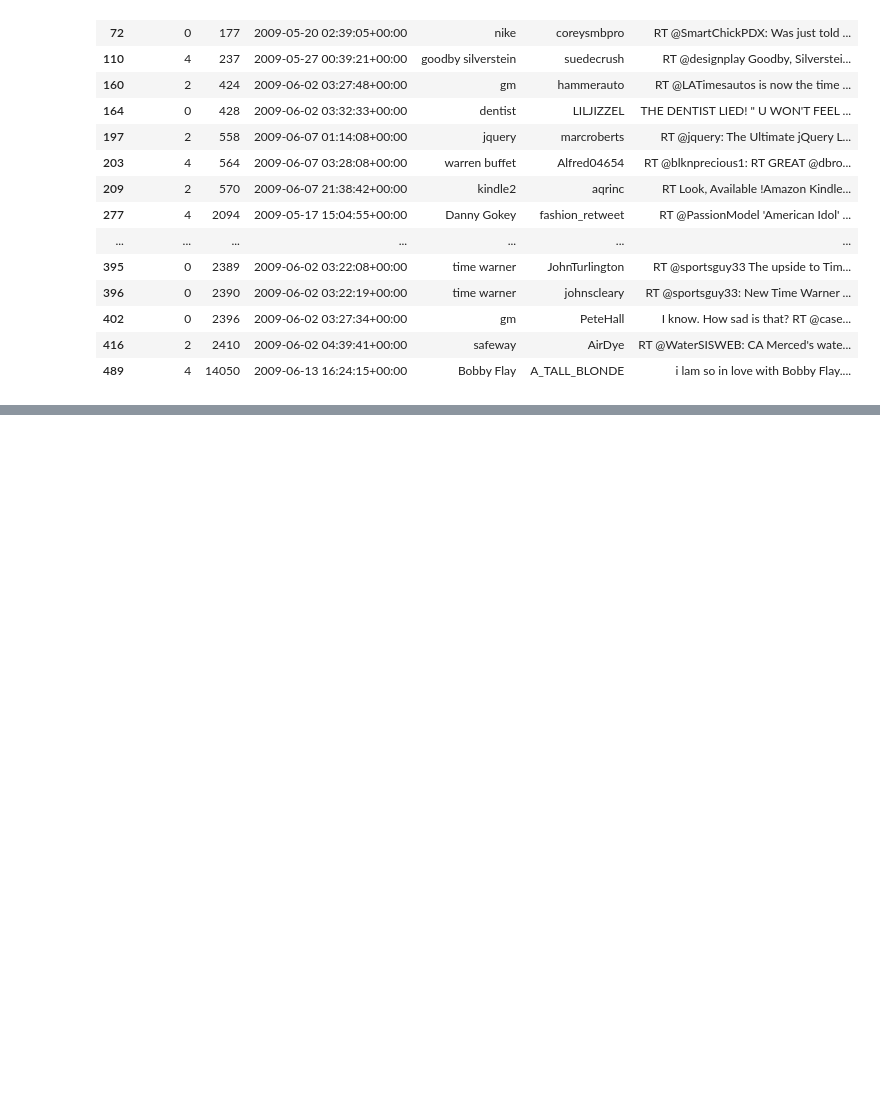
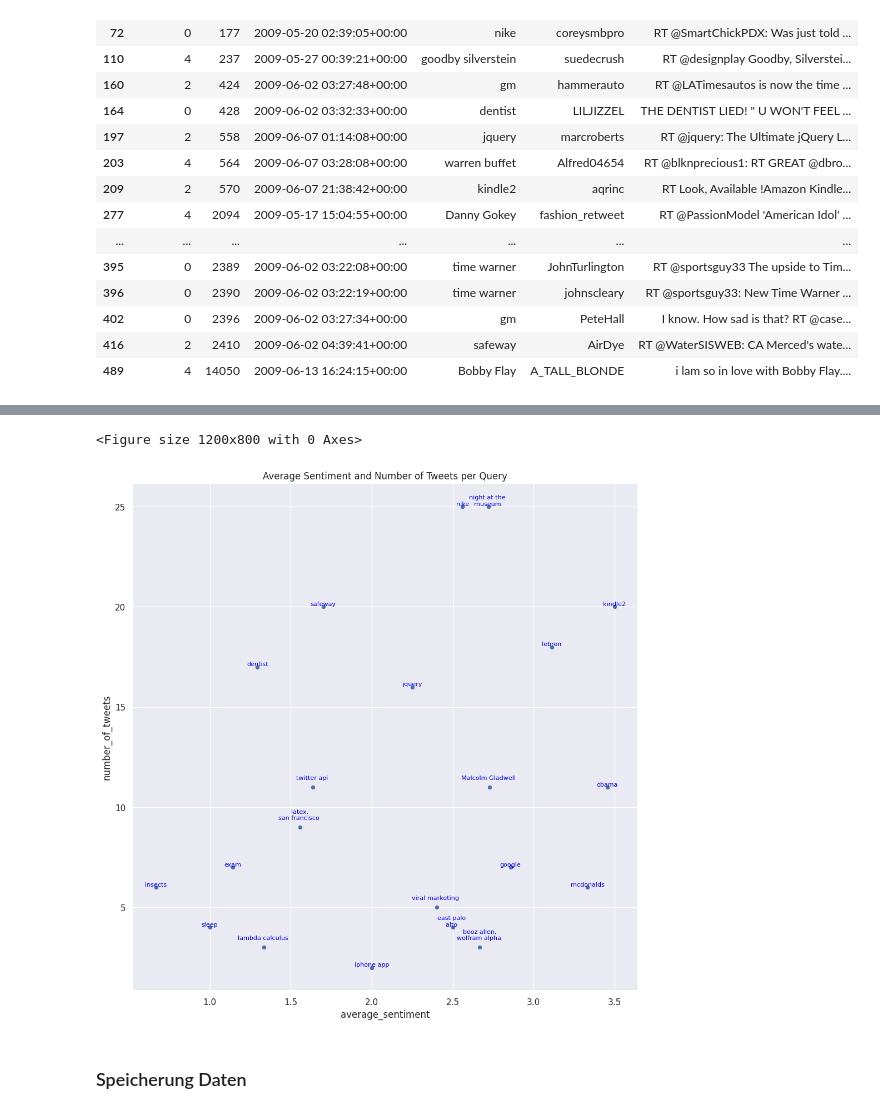
Before and after one commit to felLind/propra_webscience_ws24, a Jupyter notebook: propra_webscience_ws24/01-obtain-data-and-eda.ipynb, the cells around one changed output, grey strips where cells are left out. Drawn from its saved outputs; the diff is of its cells as text; code cells hidden in the pictures; blank space fills up the shorter version.

```diff
--- a/propra_webscience_ws24/data-cleaning-and-preparation.ipynb
+++ b/propra_webscience_ws24/01-obtain-data-and-eda.ipynb
@@ -383,0 +287,19 @@ df.to_csv(PREPARED_TRAIN_DATASET_FILE_PATH, index=False)
+# %%
+needed_set = {0, 4}
+
+
+def both_sentiments_contained(x) -> int:
+    diff = needed_set - set(x)
+    return len(diff) == 0
+
+
+query_keys = (
+    df_test.loc[:, ["query", "sentiment"]]
+    .groupby("query")
+    .filter(lambda group: both_sentiments_contained(group["sentiment"]))["query"]
+    .unique()
+)
+group_by_sentiment_and_query = df_test.loc[df_test["query"].isin(query_keys), ["sentiment", "query"]].groupby(
+    "query"
+).agg(average_sentiment=("sentiment", "mean"), number_of_tweets=("sentiment", "count")).sort_values(by=['average_sentiment', 'number_of_tweets' ], ascending=False).reset_index()
+group_by_sentiment_and_query
@@ -383,0 +324,33 @@ df.to_csv(PREPARED_TRAIN_DATASET_FILE_PATH, index=False)
+# %%
+fig=plt.figure(figsize=(12,8))
+g=sns.relplot(group_by_sentiment_and_query, x='average_sentiment',y= 'number_of_tweets', height=10)
+g.ax.set_title('Average Sentiment and Number of Tweets per Query')
+
+def format_query_key(key: str) -> str:
+    key = key.replace('"', '')
+    if len(key) > 10:
+        words = key.split(' ')
+        first_part = ''
+        second_part = ''
+        for word in words:
+            if len(first_part) < 10:
+                first_part +=  f"{word} "
+            else:
+                second_part += f"{word} "
+        key = first_part + '\n' + second_part
+    return key
+
+for avg_sentiment in group_by_sentiment_and_query.average_sentiment.unique():
+    relevant_rows = group_by_sentiment_and_query.loc[abs(group_by_sentiment_and_query.average_sentiment - avg_sentiment) < 1e-9,:]
+    number_of_tweets = relevant_rows.number_of_tweets.unique()
+    for n in number_of_tweets:
+        queries = relevant_rows.loc[group_by_sentiment_and_query.number_of_tweets == n, 'query'].apply(lambda x: format_query_key(x)).to_list()
+        ax = g.ax
+        ax.text(avg_sentiment, n, ',\n'.join(queries), fontsize=8, ha="center", va="bottom", color="blue")
+
+plt.show()
+# %% [output]
+<Figure size 1200x800 with 0 Axes>
+[figure, added]
+# %% [markdown]
+### Speicherung Daten
```
Also changed, not shown: parts of 36 cells of this notebook, 4 other files.
